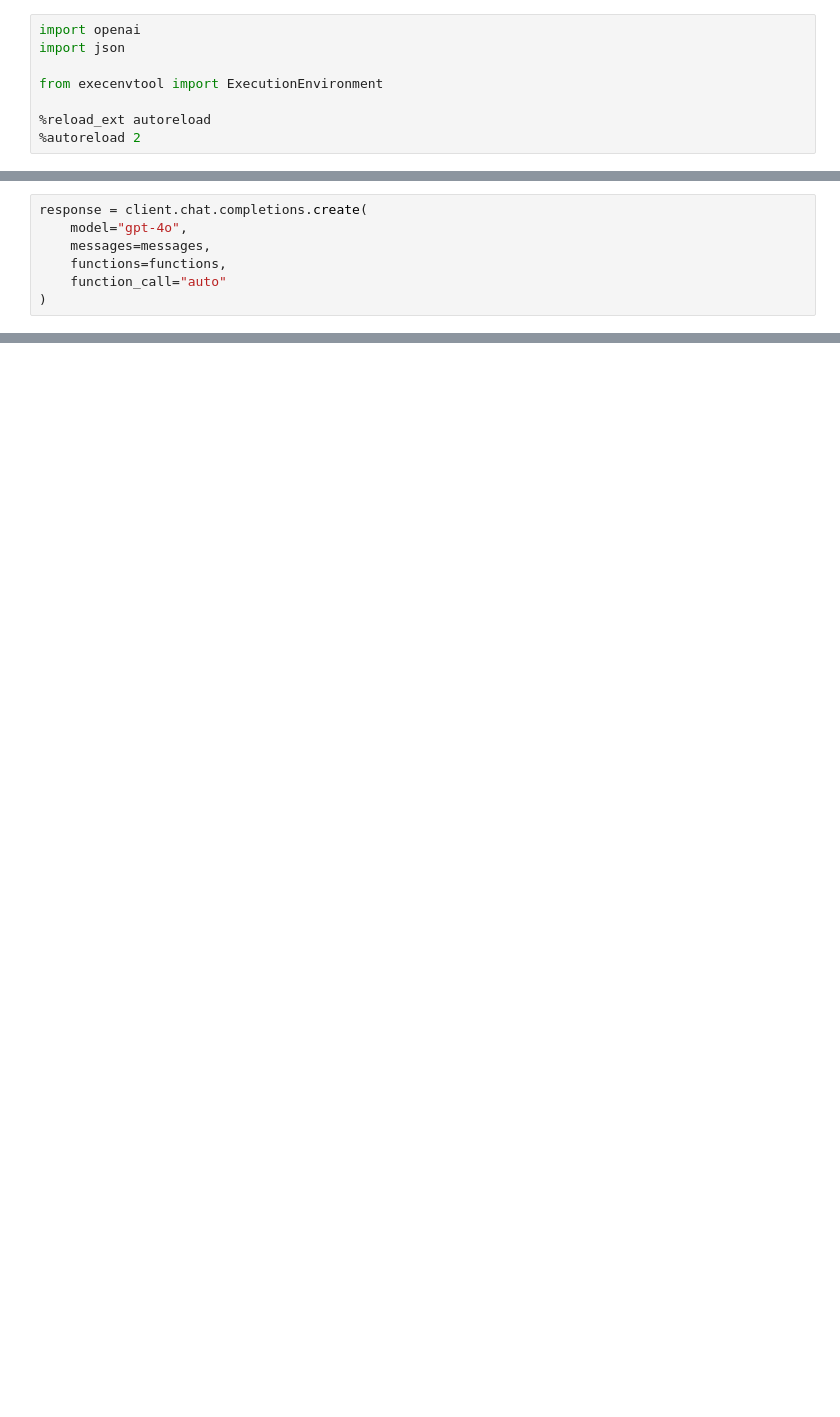
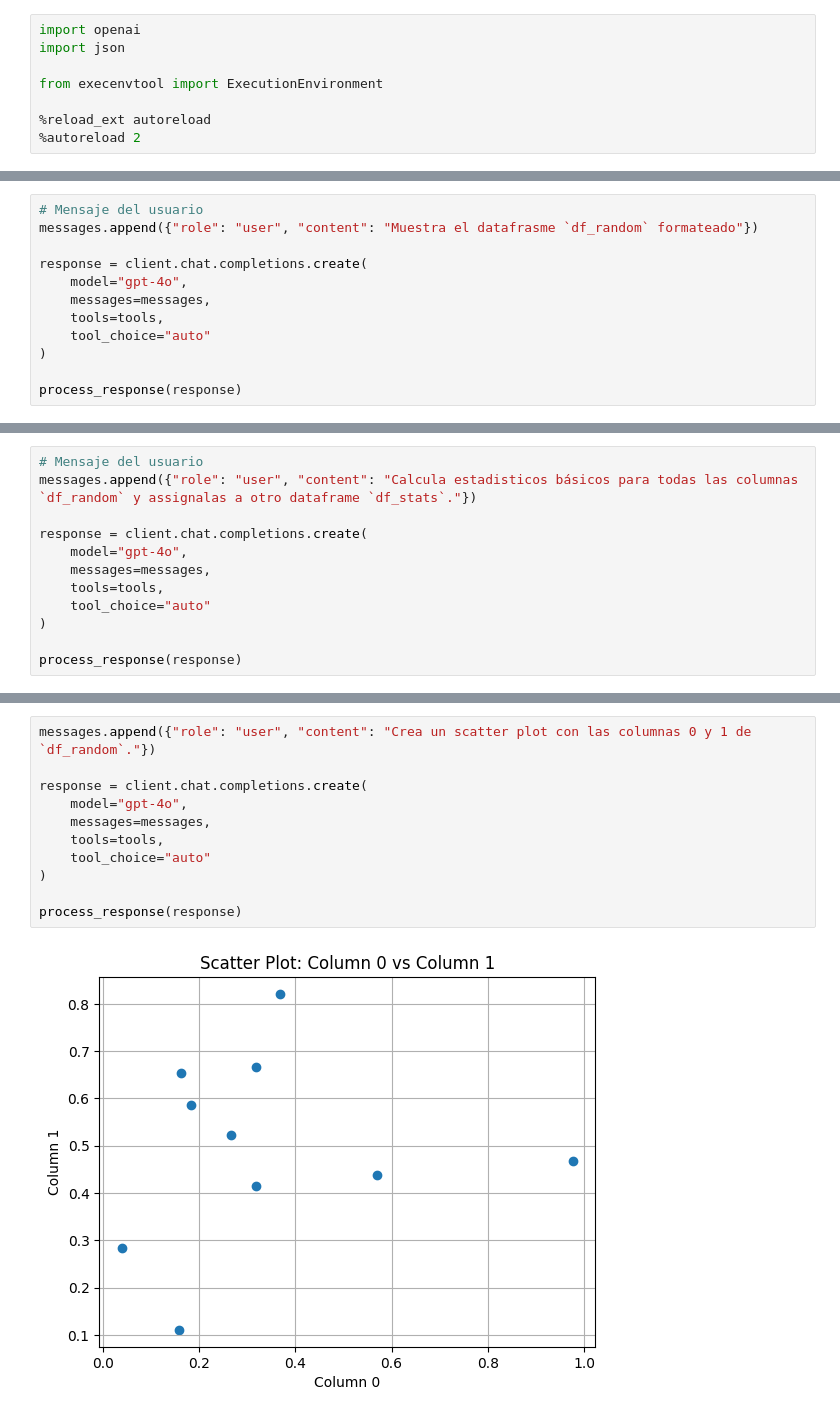
Before and after one commit to miguel-conde/tst_agents, a Jupyter notebook: tst_execenvtool.ipynb, the cells around one changed output, grey strips where cells are left out. Drawn from its saved outputs; the diff is of its cells as text; blank space fills up the shorter version.

```diff
--- a/tst_execenvtool.ipynb
+++ b/tst_execenvtool.ipynb
@@ -118,7 +14,0 @@ Resultado de pyExec: [1, 2, 3, 4, 5, 6, 7, 8, 9, 10, 11, 12, 13, 14, 15, 16, 17,
-# %%
-response = client.chat.completions.create(
-    model="gpt-4o",
-    messages=messages,
-    functions=functions,
-    function_call="auto"
-)
@@ -404,0 +183,12 @@ col_4  0.996817  , 'plt': <module 'matplotlib.pyplot' from 'c:\\Users\\migue\\Do
+# %%
+# Mensaje del usuario
+messages.append({"role": "user", "content": "Muestra el datafrasme `df_random` formateado"})
+
+response = client.chat.completions.create(
+    model="gpt-4o",
+    messages=messages,
+    tools=tools,
+    tool_choice="auto"
+)
+
+process_response(response)
@@ -404,0 +217,12 @@ col_4  0.996817  , 'plt': <module 'matplotlib.pyplot' from 'c:\\Users\\migue\\Do
+# %%
+# Mensaje del usuario
+messages.append({"role": "user", "content": "Calcula estadisticos básicos para todas las columnas `df_random` y assignalas a otro dataframe `df_stats`."})
+
+response = client.chat.completions.create(
+    model="gpt-4o",
+    messages=messages,
+    tools=tools,
+    tool_choice="auto"
+)
+
+process_response(response)
@@ -404,0 +249,13 @@ col_4  0.996817  , 'plt': <module 'matplotlib.pyplot' from 'c:\\Users\\migue\\Do
+# %%
+messages.append({"role": "user", "content": "Crea un scatter plot con las columnas 0 y 1 de `df_random`."})
+
+response = client.chat.completions.create(
+    model="gpt-4o",
+    messages=messages,
+    tools=tools,
+    tool_choice="auto"
+)
+
+process_response(response)
+# %% [output]
+[figure, added]
```
Also changed, not shown: parts of 41 cells of this notebook, 8 other files.
